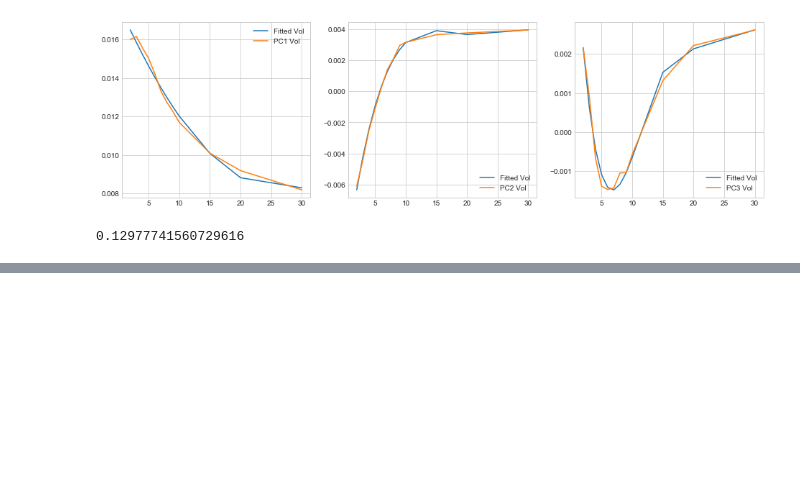
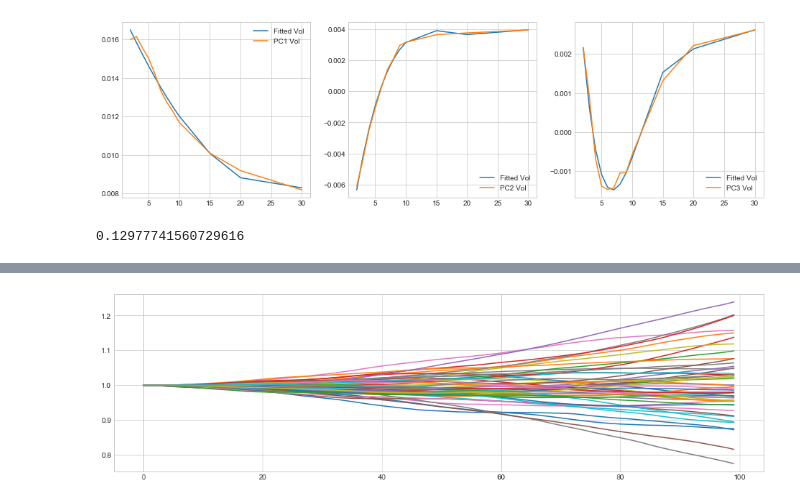
Before and after one commit to andrea220/BTP_volatility, a Jupyter notebook: BTP_vol_study.ipynb, the cells around one changed output, grey strips where cells are left out. Cells and saved outputs as stored; diff of their text form; code cells hidden in the pictures; blank space fills up the shorter version.

```diff
--- a/BTP_vol_study.ipynb
+++ b/BTP_vol_study.ipynb
@@ -181,0 +305,4 @@ plt.show()
+# %%
+plt.plot(zcb_curve);
+# %% [output]
+[figure, added]
```
Also changed, not shown: parts of 25 cells of this notebook.
